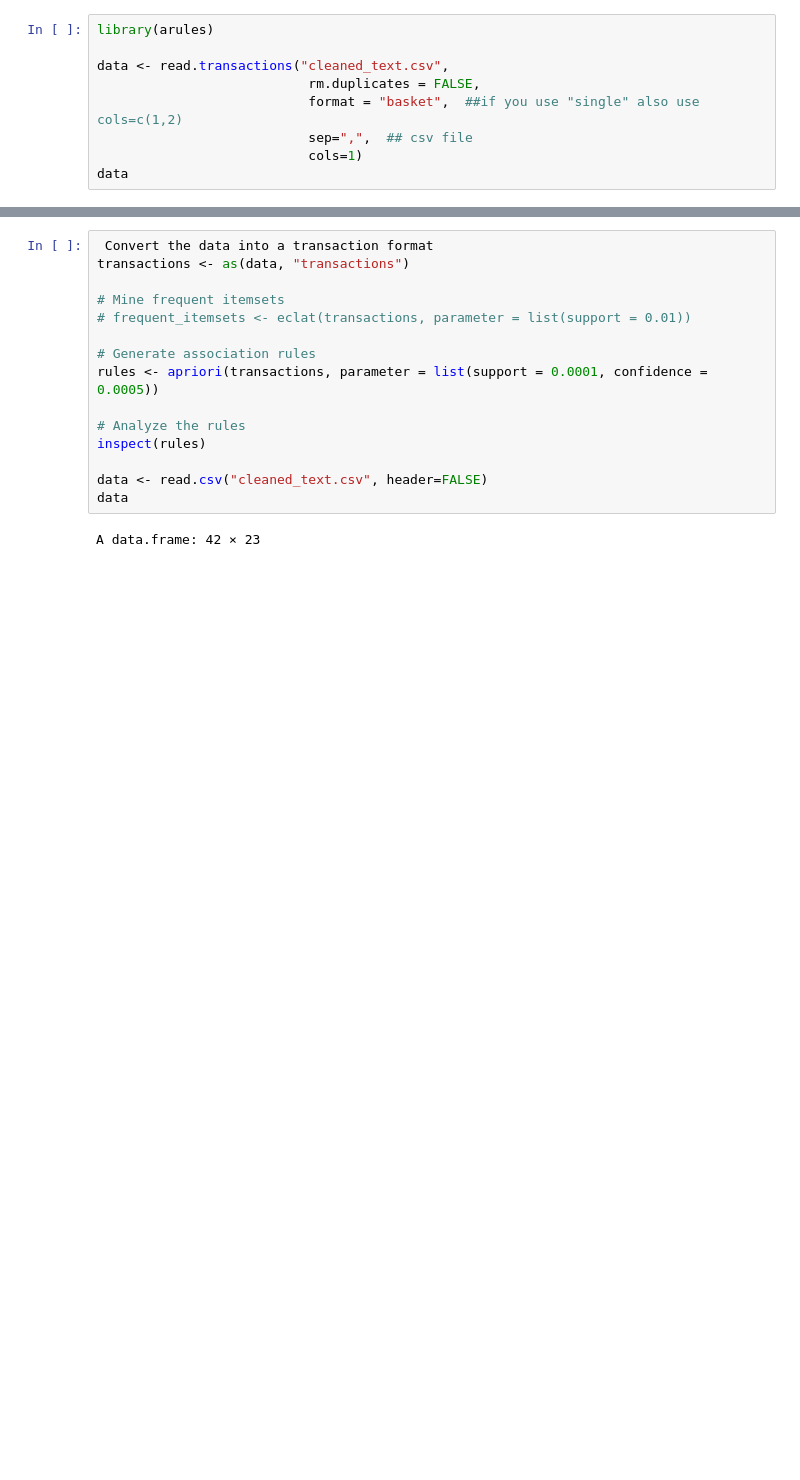
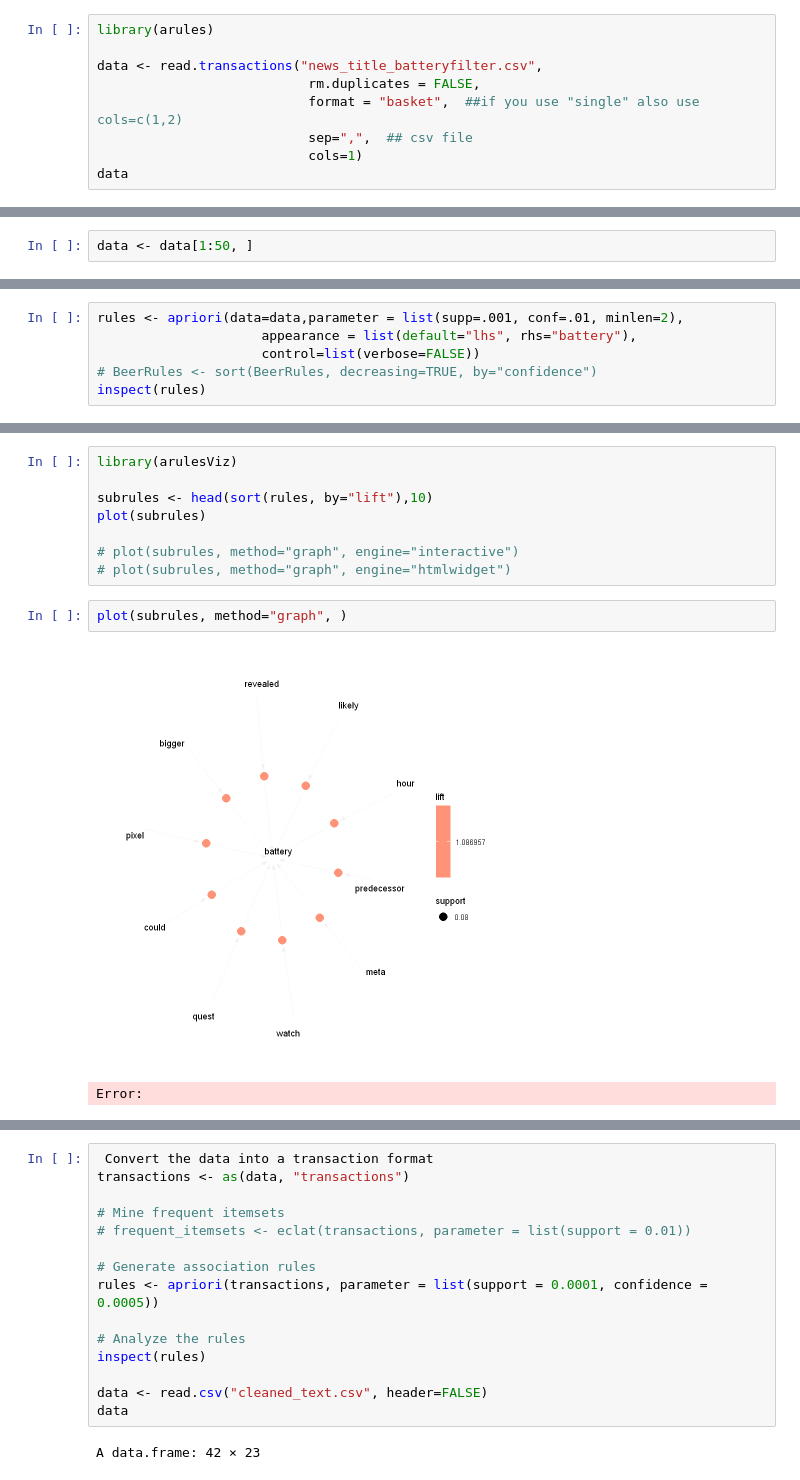
Before and after one commit to santhosh1299/lithium_ion_battery_discharge_prediction, a Jupyter notebook: ARM_new.ipynb, the cells around one changed output, grey strips where cells are left out. Cells and saved outputs as stored; diff of their text form; blank space fills up the shorter version.

```diff
--- a/ARM_new.ipynb
+++ b/ARM_new.ipynb
@@ -1,7 +1,7 @@
 # %%
 library(arules)
 
-data <- read.transactions("cleaned_text.csv",
+data <- read.transactions("news_title_batteryfilter.csv",
                            rm.duplicates = FALSE,
                            format = "basket",  ##if you use "single" also use cols=c(1,2)
                            sep=",",  ## csv file
@@ -27,3 +27,5 @@ transactions in sparse format with
+# %%
+data <- data[1:50, ]
 # %%
 inspect(data)
 # %% [output]
@@ -76,0 +49,6 @@ ERROR: Error in arules::apriori(data, parameter = list(support = 0.01, confidenc
+# %%
+rules <- apriori(data=data,parameter = list(supp=.001, conf=.01, minlen=2),
+                     appearance = list(default="lhs", rhs="battery"),
+                     control=list(verbose=FALSE))
+# BeerRules <- sort(BeerRules, decreasing=TRUE, by="confidence")
+inspect(rules)
@@ -76,0 +118,13 @@ ERROR: Error in arules::apriori(data, parameter = list(support = 0.01, confidenc
+# %%
+library(arulesViz)
+
+subrules <- head(sort(rules, by="lift"),10)
+plot(subrules)
+
+# plot(subrules, method="graph", engine="interactive")
+# plot(subrules, method="graph", engine="htmlwidget")
+# %%
+plot(subrules, method="graph", )
+# %% [output]
+[figure, added]
+Error:
```
Also changed, not shown: parts of 9 cells of this notebook, 5 other files.
